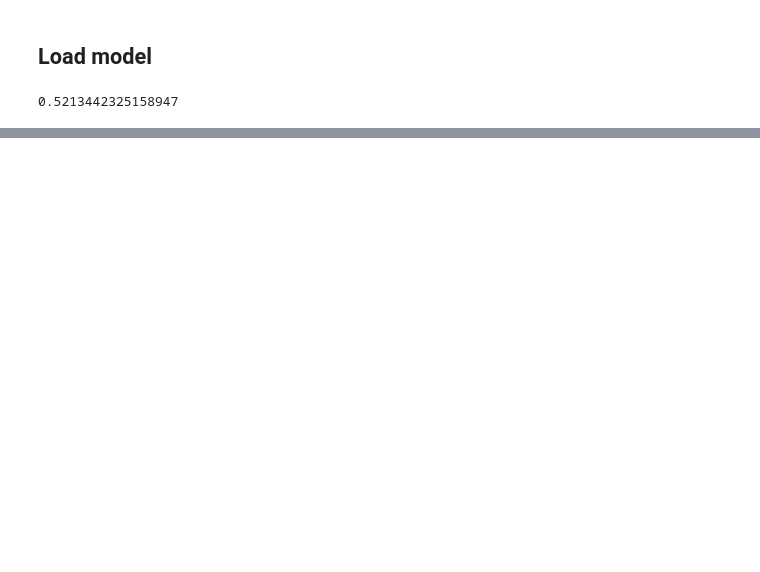
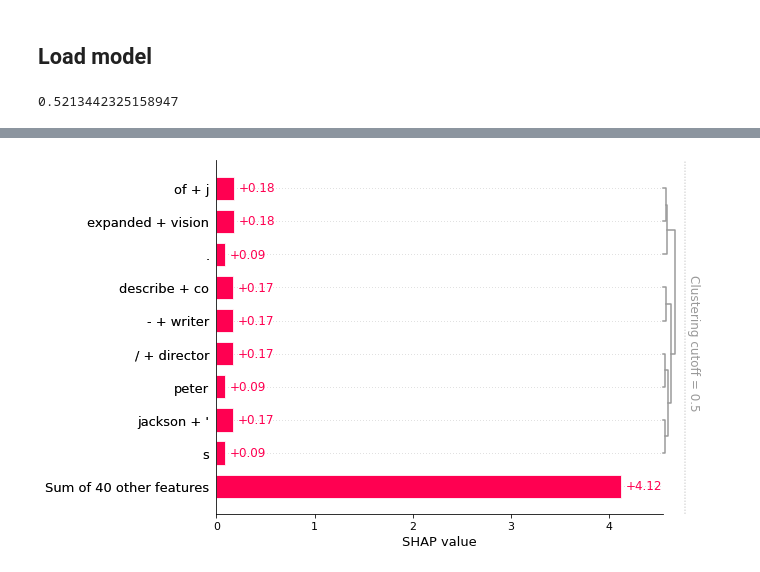
Before and after one commit to stevieg3/ucl-nlp-group-project, a Jupyter notebook: notebooks/end-to-end-exploration/01-sg-BERT and Sentiment Treebank.ipynb, the cells around one changed output, grey strips where cells are left out. Saved outputs shown, nothing was run; the diff lists cells and outputs as text; code cells hidden in the pictures; blank space fills up the shorter version.

```diff
--- a/notebooks/end-to-end-exploration/01-sg-BERT and Sentiment Treebank.ipynb
+++ b/notebooks/end-to-end-exploration/01-sg-BERT and Sentiment Treebank.ipynb
@@ -444,0 +494,4 @@ dev_accuracy
+# %%
+shap.plots.bar(shap_values[1, :, "LABEL_4"])
+# %% [output]
+[figure, added]
```
Also changed, not shown: parts of 59 cells of this notebook, 1 other file.
